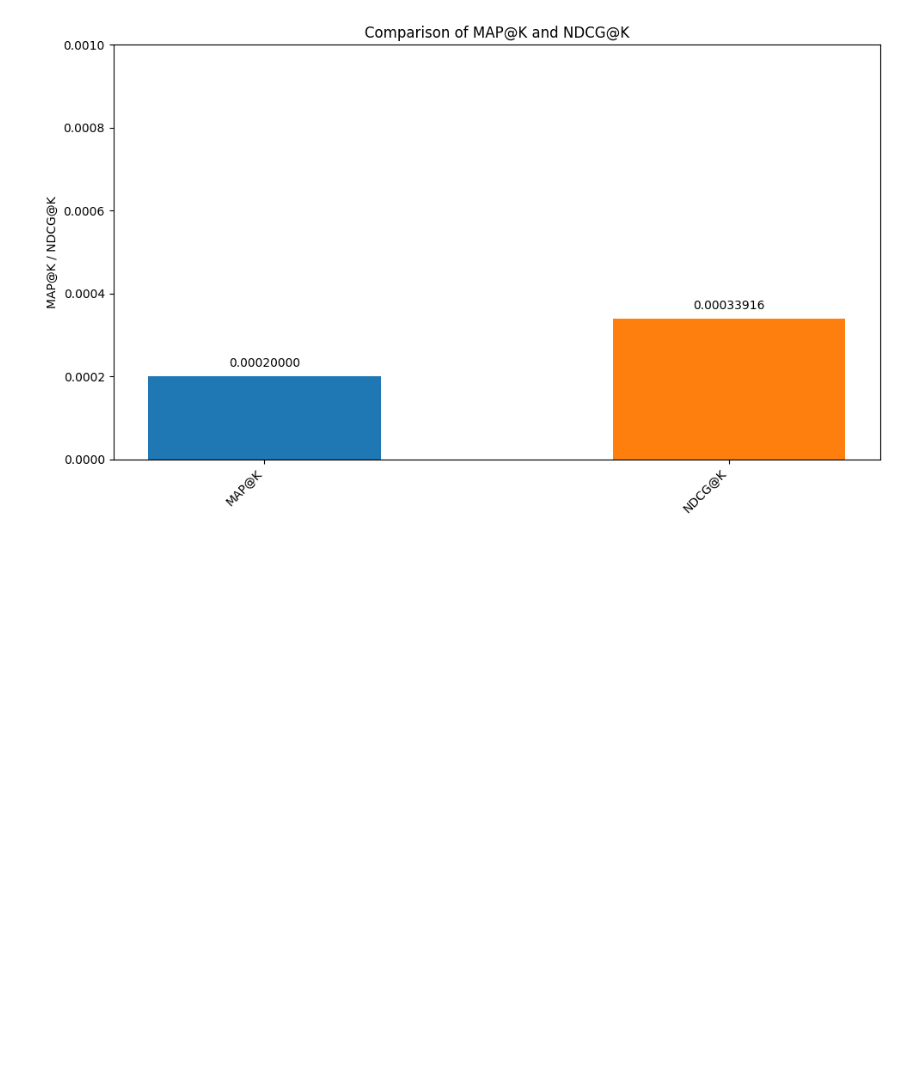
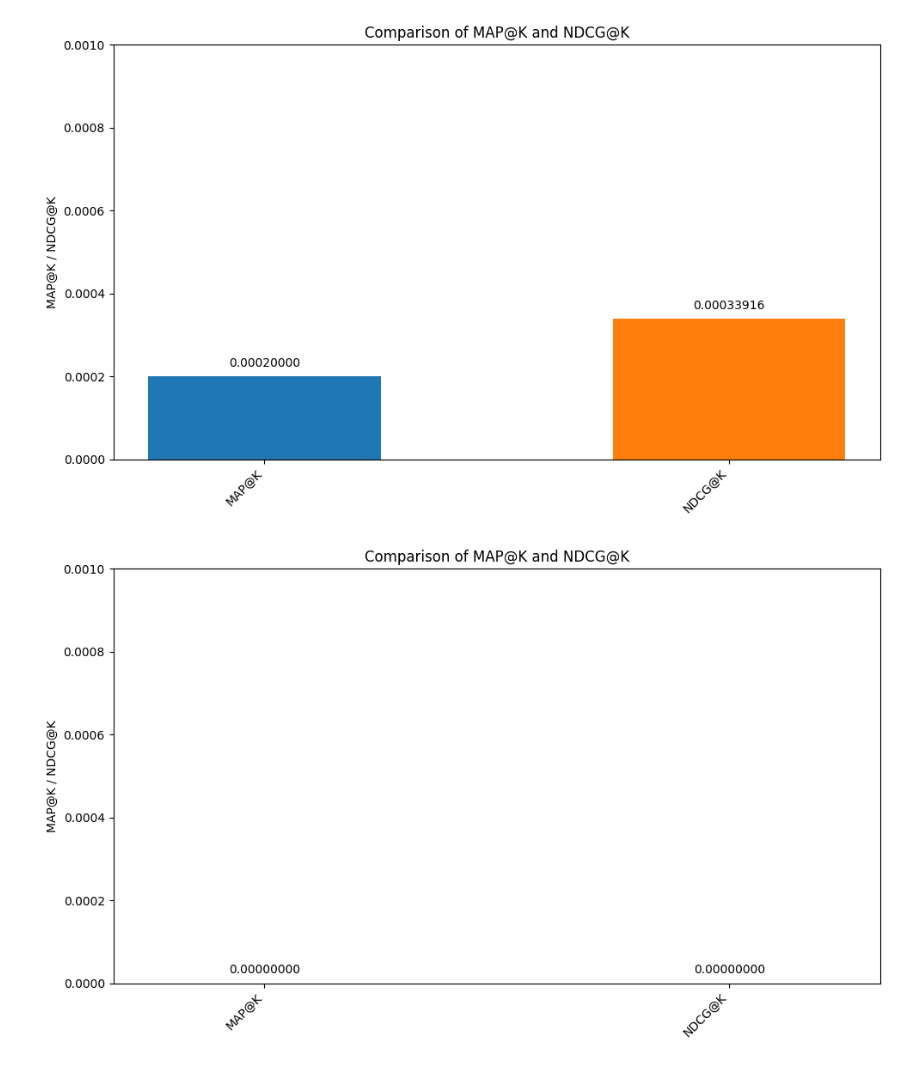
Before and after one commit to PedroPCardonaA/TDT4215_recommender_system, a Jupyter notebook: recommender_system/demostrations/viz.ipynb, the cells around one changed output. Cells and saved outputs as stored; diff of their text form; code cells hidden in the pictures; blank space fills up the shorter version.

```diff
--- a/recommender_system/demostrations/viz.ipynb
+++ b/recommender_system/demostrations/viz.ipynb
@@ -188,3 +188,45 @@ plt.tight_layout()
 plt.show()
 # %% [output]
 [figure]
+# %%
+import matplotlib.pyplot as plt
+import numpy as np
+
+# Define the categories and their corresponding values
+categories = ["MAP@K", "NDCG@K"]
+values = [0.000, 0.000]  # Replace with your actual data
+
+# Set up the positions for the bars
+x = np.arange(len(categories))
+width = 0.5  # Bar width
+
+# Create the figure and axis
+fig, ax = plt.subplots(figsize=(10, 6))
+bars = ax.bar(x, values, width, color=["#1f77b4", "#ff7f0e"])
+
+
+# Set labels and title similar to the grouped bar chart style
+ax.set_ylabel("MAP@K / NDCG@K")
+ax.set_title("Comparison of MAP@K and NDCG@K")
+ax.set_xticks(x)
+ax.set_xticklabels(categories, rotation=45, ha='right')
+ax.set_ylim(0, 0.001)
+
+# Function to add labels above each bar with a vertical offset
+def autolabel(rects, shift):
+    """Attach a text label above each bar displaying its height with a vertical offset."""
+    for rect in rects:
+        height = rect.get_height()
+        ax.annotate(f'{height:.8f}',
+                    xy=(rect.get_x() + rect.get_width() / 2, height),
+                    xytext=(0, shift),  # Vertical offset (points)
+                    textcoords="offset points",
+                    ha='center', va='bottom')
+
+# Add data labels with an upward shift of 6 points
+autolabel(bars, shift=6)
+
+plt.tight_layout()
+plt.show()
+# %% [output]
+[figure, added]
```
Also changed, not shown: 1 other file.
